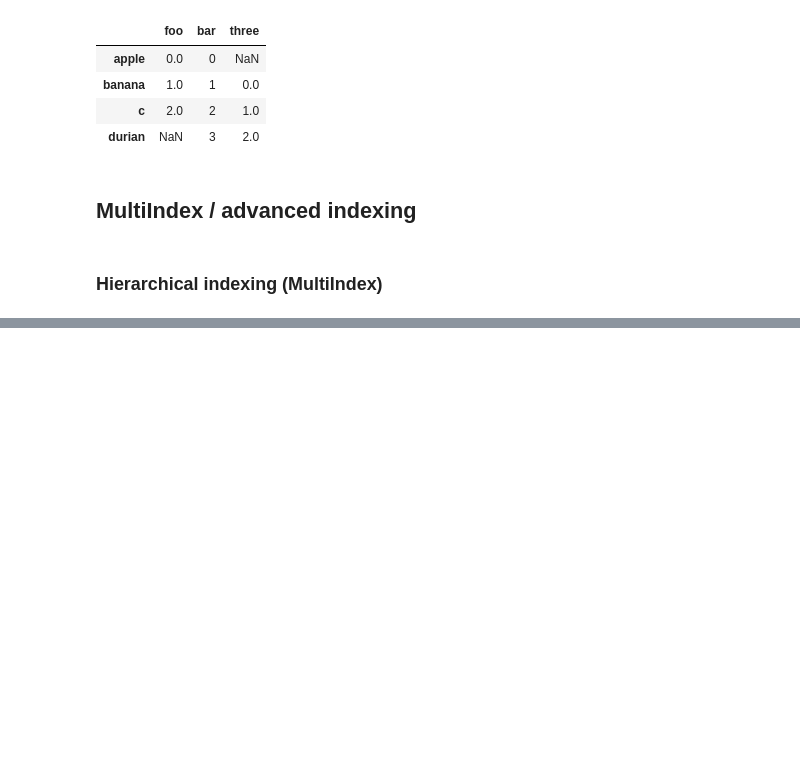
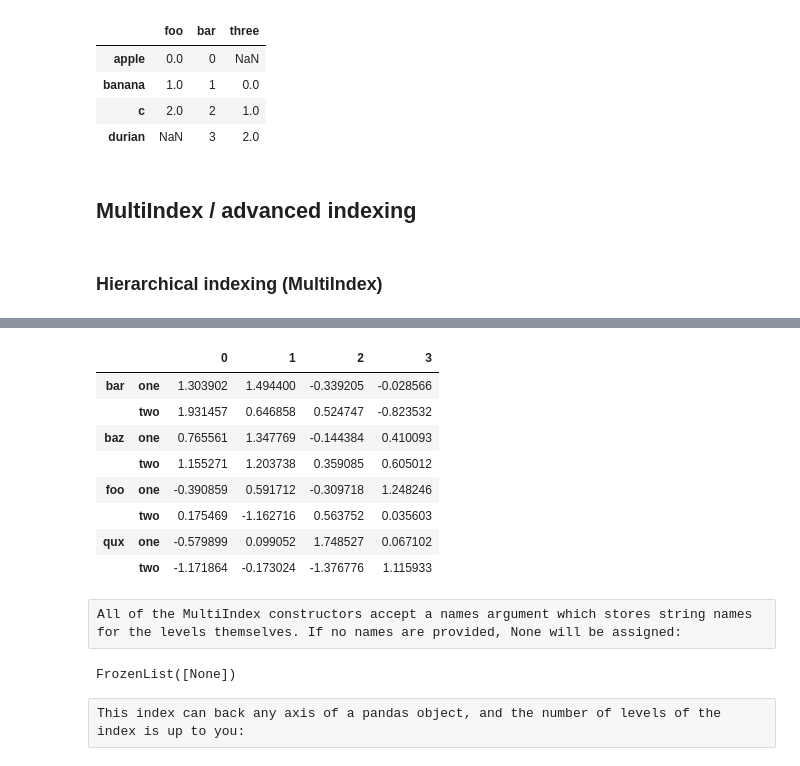
Before and after one commit to sushtend/100-days-of-ml-code, a Jupyter notebook: code/ml/pandas/Essential basic functionality.ipynb, the cells around one changed output, grey strips where cells are left out. Cells and saved outputs as stored; diff of their text form; code cells hidden in the pictures; blank space fills up the shorter version.

```diff
--- a/code/ml/pandas/Essential basic functionality.ipynb
+++ b/code/ml/pandas/Essential basic functionality.ipynb
@@ -1524,0 +1594,3 @@ df.rename(columns={'one': 'foo', 'two': 'bar'},
+# %%
+arrays = [np.array(['bar', 'bar', 'baz', 'baz', 'foo', 'foo', 'qux', 'qux']),
+      np.array(['one', 'two', 'one', 'two', 'one', 'two', 'one', 'two'])]
@@ -1524,0 +1617,20 @@ df.rename(columns={'one': 'foo', 'two': 'bar'},
+# %%
+pd.DataFrame(np.random.randn(8, 4), index=arrays)
+# %% [output]
+|  |  | 0 | 1 | 2 | 3 |
+| bar | one | 1.303902 | 1.494400 | -0.339205 | -0.028566 |
+|  | two | 1.931457 | 0.646858 | 0.524747 | -0.823532 |
+| baz | one | 0.765561 | 1.347769 | -0.144384 | 0.410093 |
+|  | two | 1.155271 | 1.203738 | 0.359085 | 0.605012 |
+| foo | one | -0.390859 | 0.591712 | -0.309718 | 1.248246 |
+|  | two | 0.175469 | -1.162716 | 0.563752 | 0.035603 |
+| qux | one | -0.579899 | 0.099052 | 1.748527 | 0.067102 |
+|  | two | -1.171864 | -0.173024 | -1.376776 | 1.115933 |
+# %% [raw]
+All of the MultiIndex constructors accept a names argument which stores string names for the levels themselves. If no names are provided, None will be assigned:
+# %%
+df.index.names
+# %% [output]
+FrozenList([None])
+# %% [raw]
+This index can back any axis of a pandas object, and the number of levels of the index is up to you:
```
Also changed, not shown: parts of 44 cells of this notebook.
